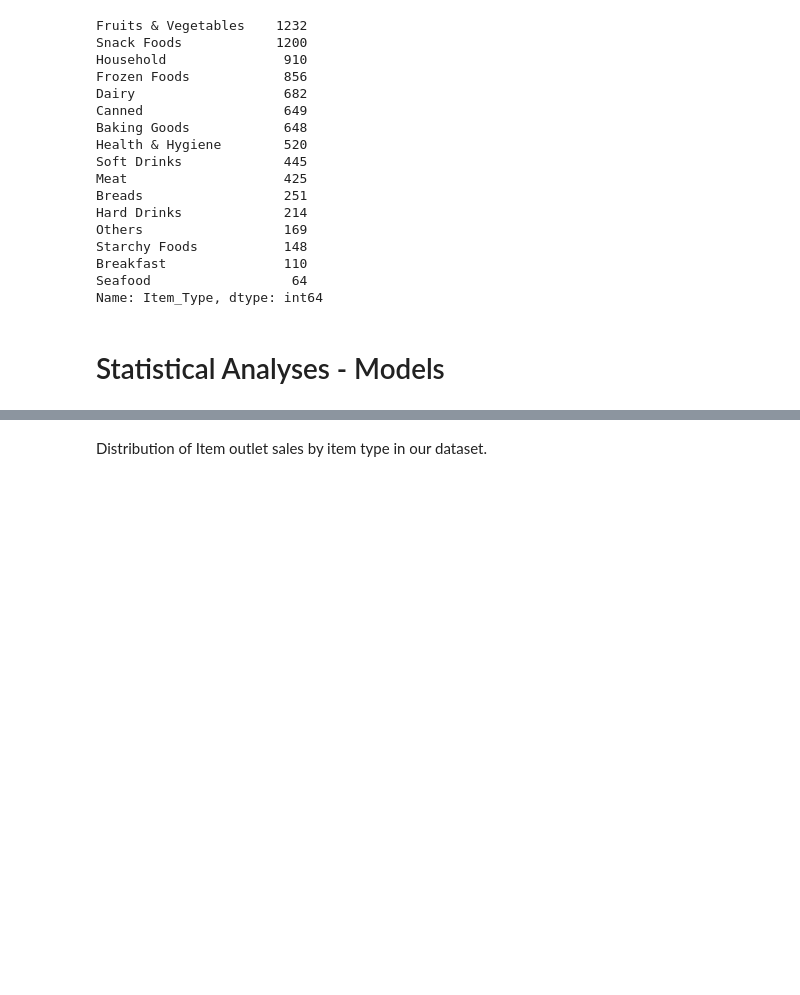
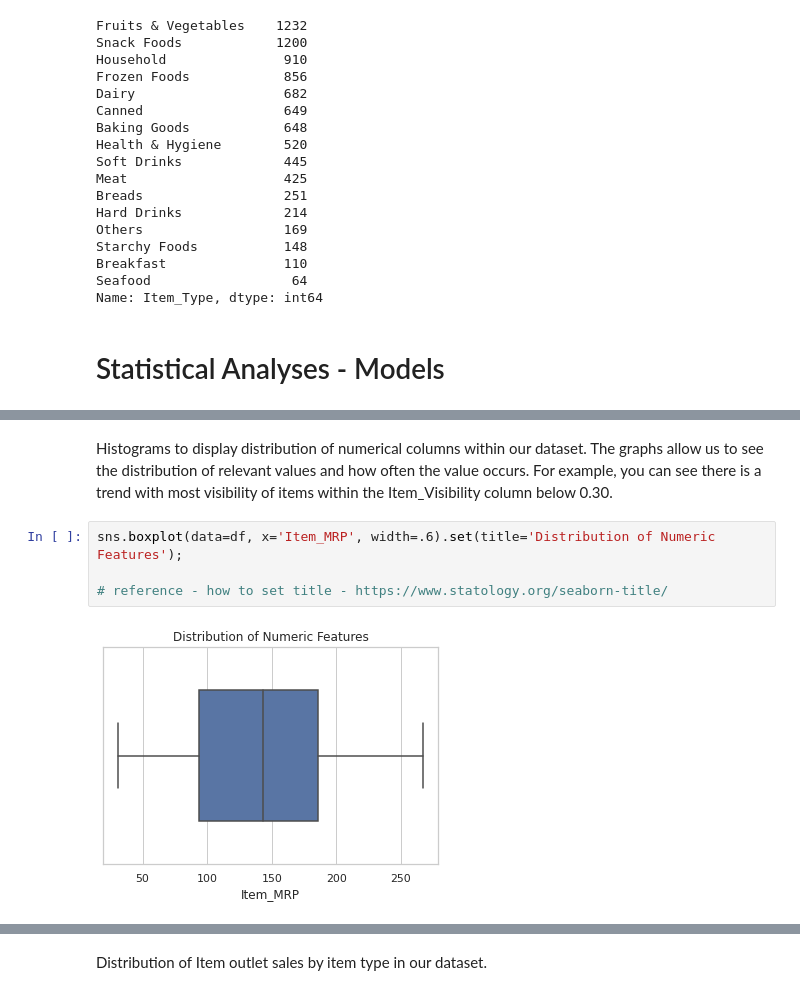
Before and after one commit to jeangarcia77/sales-predictions, a Jupyter notebook: Food_Sales_Predictions.ipynb, the cells around one changed output, grey strips where cells are left out. Drawn from its saved outputs; the diff is of its cells as text; blank space fills up the shorter version.

```diff
--- a/Food_Sales_Predictions.ipynb
+++ b/Food_Sales_Predictions.ipynb
@@ -144,0 +176,8 @@ Name: Item_Type, dtype: int64
+# %% [markdown]
+Histograms to display distribution of numerical columns within our dataset. The graphs allow us to see the distribution of relevant values and how often the value occurs. For example, you can see there is a trend with most visibility of items within the Item_Visibility column below 0.30.
+# %%
+sns.boxplot(data=df, x='Item_MRP', width=.6).set(title='Distribution of Numeric Features');
+
+# reference - how to set title - https://www.statology.org/seaborn-title/
+# %% [output]
+[figure, added]
```
Also changed, not shown: parts of 24 cells of this notebook.
